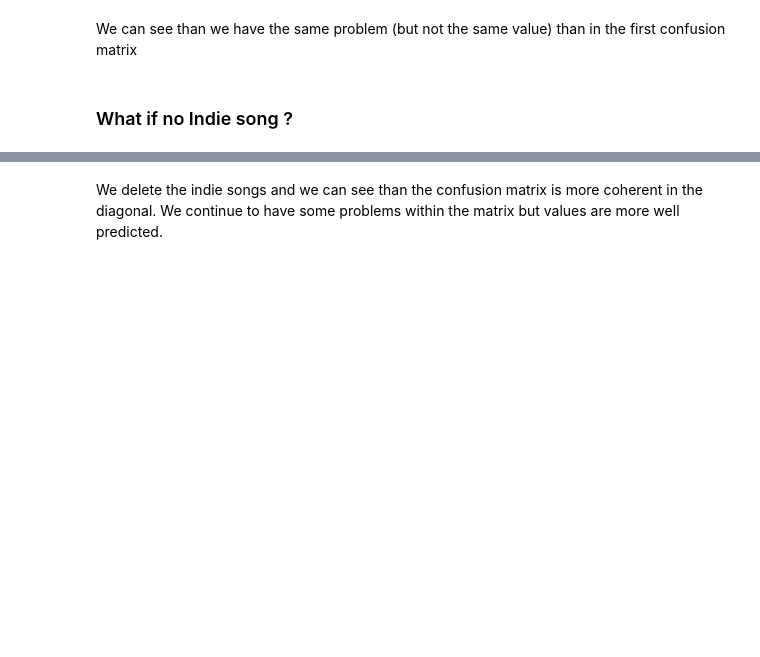
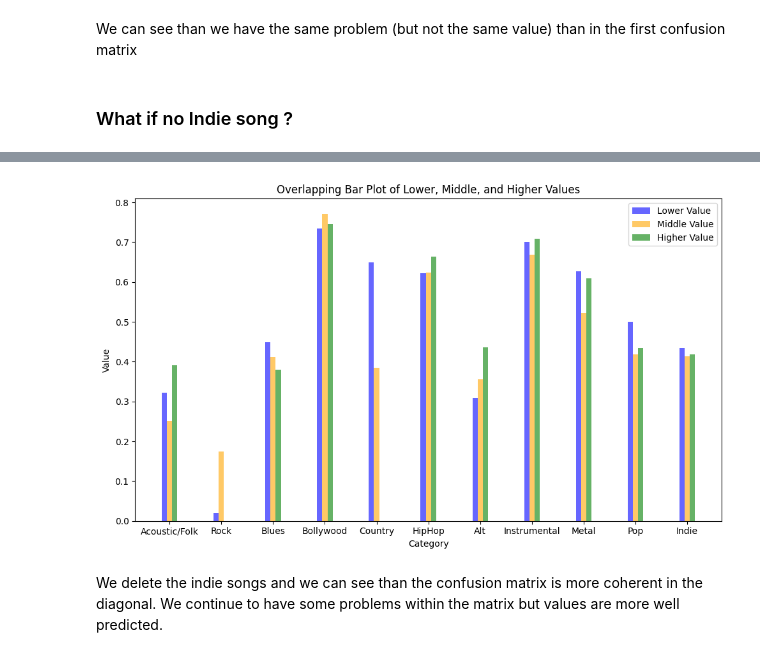
Before and after one commit to Hugo-Leyx-valade/projet-ML, a Jupyter notebook: Untitled1.ipynb, the cells around one changed output, grey strips where cells are left out. Cells and saved outputs as stored; diff of their text form; code cells hidden in the pictures; blank space fills up the shorter version.

```diff
--- a/Untitled1.ipynb
+++ b/Untitled1.ipynb
@@ -817,2 +985,51 @@ support    513.000000  1097.000000  1039.000000  326.000000  299.000000
+# %%
+import matplotlib.pyplot as plt
+import numpy as np
+
+# Sample data: each list contains the lower, middle, and higher values for the bars
+lower_values = Precision_RFC
+middle_values = Precision_KNN
+higher_values = Precision_SVM
+
+
+bar_width = 0.1
+x = np.arange(len(lower_values))
+
+# Create the plot
+plt.figure(figsize=(10, 6))
+
+# Plot the bars
+plt.bar(x - bar_width, lower_values, bar_width, label='Lower Value', color='blue', alpha=0.6)
+plt.bar(x, middle_values, bar_width, label='Middle Value', color='orange', alpha=0.6)
+plt.bar(x + bar_width, higher_values, bar_width, label='Higher Value', color='green', alpha=0.6)
+
+# Add labels and title
+plt.xlabel('Category')
+plt.ylabel('Value')
+plt.title('Overlapping Bar Plot of Lower, Middle, and Higher Values')
+
+# Add x-ticks
+plt.xticks(x, [
+    "Acoustic/Folk",  # Class 0
+    "Rock",           # Class 1
+    "Blues",          # Class 2
+    "Bollywood",      # Class 3
+    "Country",        # Class 4
+    "HipHop",         # Class 5
+    "Alt",            # Class 6
+    "Instrumental",   # Class 7
+    "Metal",          # Class 8
+    "Pop",            # Class 9
+    "Indie"           # Class 10
+])
+
+# Add legend
+plt.legend()
+
+# Show the plot
+plt.tight_layout()
+plt.show()
+# %% [output]
+[figure, added]
 # %% [markdown]
 We delete the indie songs and we can see than the confusion matrix is more coherent in the diagonal. We continue to have some problems within the matrix but values are more well predicted.
```
Also changed, not shown: parts of 7 cells of this notebook.
